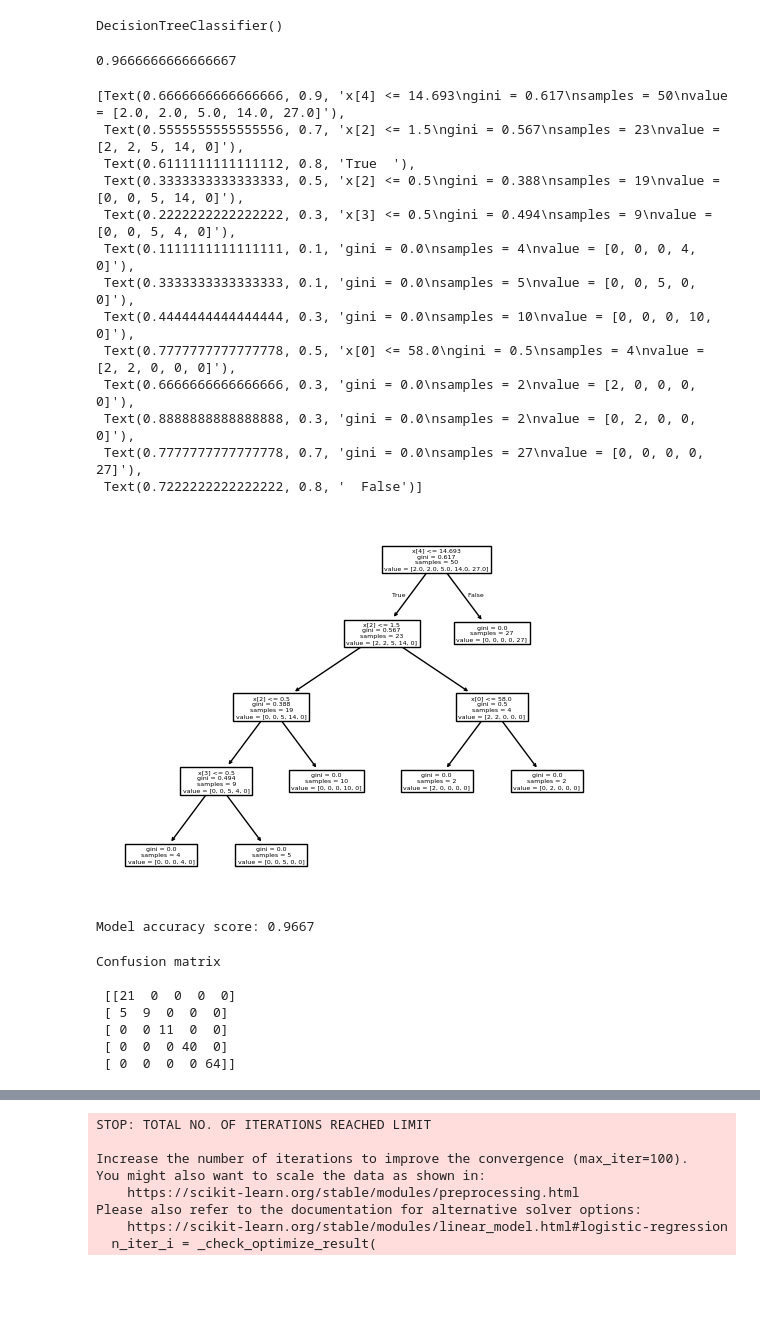
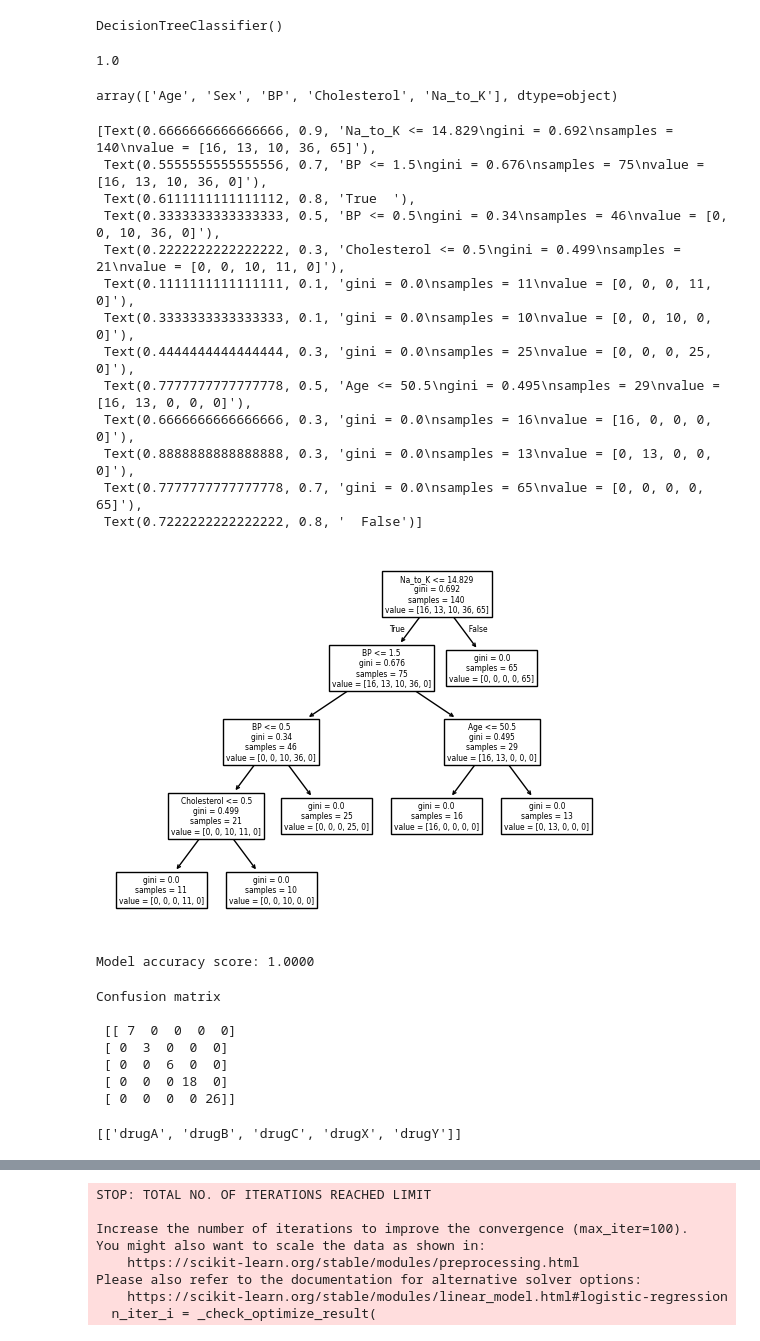
Before and after one commit to sebastianmentor/EOBPAH25KD_Lektion_12, a Jupyter notebook: drugs.ipynb, the cells around one changed output, grey strips where cells are left out. Saved outputs shown, nothing was run; the diff lists cells and outputs as text; code cells hidden in the pictures; blank space fills up the shorter version.

```diff
--- a/drugs.ipynb
+++ b/drugs.ipynb
@@ -91,8 +92,8 @@ drugC    16
 drugB    16
 Name: count, dtype: int64
 # %%
-ord_chol = OrdinalEncoder(categories=[["drugA", "drugB", "drugC", "drugX", "drugY"]])
-df["Drug"] = ord_chol.fit_transform(df[["Drug"]])
+ord_drug = OrdinalEncoder(categories=[["drugA", "drugB", "drugC", "drugX", "drugY"]])
+df["Drug"] = ord_drug.fit_transform(df[["Drug"]])
 # %%
 df.head()
 # %% [output]
@@ -114,6 +129,6 @@ array([[<Axes: title={'center': 'Age'}>, <Axes: title={'center': 'Sex'}>],
 # %%
 X, y = df.drop(columns=["Drug"]), df["Drug"]
-X_train, X_test, y_train, y_test = train_test_split(X, y, test_size=0.75, random_state=42)
+X_train, X_test, y_train, y_test = train_test_split(X, y, test_size=0.3, random_state=42)
 # %%
 print(X_train.shape)
 print(X_test.shape)
@@ -133,28 +157,32 @@ DecisionTreeClassifier()
 # %%
 clf.score(X_test, y_test)
 # %% [output]
-0.9666666666666667
+1.0
+# %%
+clf.feature_names_in_
+# %% [output]
+array(['Age', 'Sex', 'BP', 'Cholesterol', 'Na_to_K'], dtype=object)
 # %%
-tree.plot_tree(clf)
+tree.plot_tree(clf, feature_names=clf.feature_names_in_)
 # %% [output]
-[Text(0.6666666666666666, 0.9, 'x[4] <= 14.693\ngini = 0.617\nsamples = 50\nvalue = [2.0, 2.0, 5.0, 14.0, 27.0]'),
- Text(0.5555555555555556, 0.7, 'x[2] <= 1.5\ngini = 0.567\nsamples = 23\nvalue = [2, 2, 5, 14, 0]'),
+[Text(0.6666666666666666, 0.9, 'Na_to_K <= 14.829\ngini = 0.692\nsamples = 140\nvalue = [16, 13, 10, 36, 65]'),
+ Text(0.5555555555555556, 0.7, 'BP <= 1.5\ngini = 0.676\nsamples = 75\nvalue = [16, 13, 10, 36, 0]'),
  Text(0.6111111111111112, 0.8, 'True  '),
- Text(0.3333333333333333, 0.5, 'x[2] <= 0.5\ngini = 0.388\nsamples = 19\nvalue = [0, 0, 5, 14, 0]'),
- Text(0.2222222222222222, 0.3, 'x[3] <= 0.5\ngini = 0.494\nsamples = 9\nvalue = [0, 0, 5, 4, 0]'),
- Text(0.1111111111111111, 0.1, 'gini = 0.0\nsamples = 4\nvalue = [0, 0, 0, 4, 0]'),
- Text(0.3333333333333333, 0.1, 'gini = 0.0\nsamples = 5\nvalue = [0, 0, 5, 0, 0]'),
- Text(0.4444444444444444, 0.3, 'gini = 0.0\nsamples = 10\nvalue = [0, 0, 0, 10, 0]'),
- Text(0.7777777777777778, 0.5, 'x[0] <= 58.0\ngini = 0.5\nsamples = 4\nvalue = [2, 2, 0, 0, 0]'),
- Text(0.6666666666666666, 0.3, 'gini = 0.0\nsamples = 2\nvalue = [2, 0, 0, 0, 0]'),
- Text(0.8888888888888888, 0.3, 'gini = 0.0\nsamples = 2\nvalue = [0, 2, 0, 0, 0]'),
- Text(0.7777777777777778, 0.7, 'gini = 0.0\nsamples = 27\nvalue = [0, 0, 0, 0, 27]'),
+ Text(0.3333333333333333, 0.5, 'BP <= 0.5\ngini = 0.34\nsamples = 46\nvalue = [0, 0, 10, 36, 0]'),
+ Text(0.2222222222222222, 0.3, 'Cholesterol <= 0.5\ngini = 0.499\nsamples = 21\nvalue = [0, 0, 10, 11, 0]'),
+ Text(0.1111111111111111, 0.1, 'gini = 0.0\nsamples = 11\nvalue = [0, 0, 0, 11, 0]'),
+ Text(0.3333333333333333, 0.1, 'gini = 0.0\nsamples = 10\nvalue = [0, 0, 10, 0, 0]'),
+ Text(0.4444444444444444, 0.3, 'gini = 0.0\nsamples = 25\nvalue = [0, 0, 0, 25, 0]'),
+ Text(0.7777777777777778, 0.5, 'Age <= 50.5\ngini = 0.495\nsamples = 29\nvalue = [16, 13, 0, 0, 0]'),
+ Text(0.6666666666666666, 0.3, 'gini = 0.0\nsamples = 16\nvalue = [16, 0, 0, 0, 0]'),
+ Text(0.8888888888888888, 0.3, 'gini = 0.0\nsamples = 13\nvalue = [0, 13, 0, 0, 0]'),
+ Text(0.7777777777777778, 0.7, 'gini = 0.0\nsamples = 65\nvalue = [0, 0, 0, 0, 65]'),
  Text(0.7222222222222222, 0.8, '  False')]
-[figure, old version]
+[figure, new version]
 # %%
 print('Model accuracy score: {0:0.4f}'. format(accuracy_score(y_test, clf.predict(X_test))))
 # %% [output]
-Model accuracy score: 0.9667
+Model accuracy score: 1.0000
 # %%
 # Print the Confusion Matrix and slice it into four pieces
 
@@ -164,8 +192,12 @@ print('Confusion matrix\n\n', cm)
 # %% [output]
 Confusion matrix
 
- [[21  0  0  0  0]
- [ 5  9  0  0  0]
- [ 0  0 11  0  0]
- [ 0  0  0 40  0]
- [ 0  0  0  0 64]]
+ [[ 7  0  0  0  0]
+ [ 0  3  0  0  0]
+ [ 0  0  6  0  0]
+ [ 0  0  0 18  0]
+ [ 0  0  0  0 26]]
+# %%
+ord_drug.categories
+# %% [output]
+[['drugA', 'drugB', 'drugC', 'drugX', 'drugY']]
```
Also changed, not shown: parts of 15 cells of this notebook, 7 other files.
